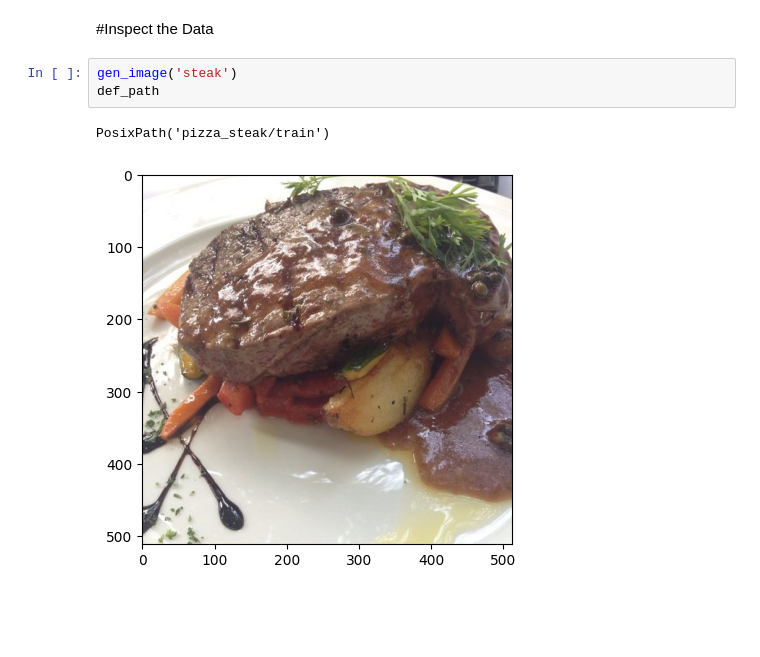
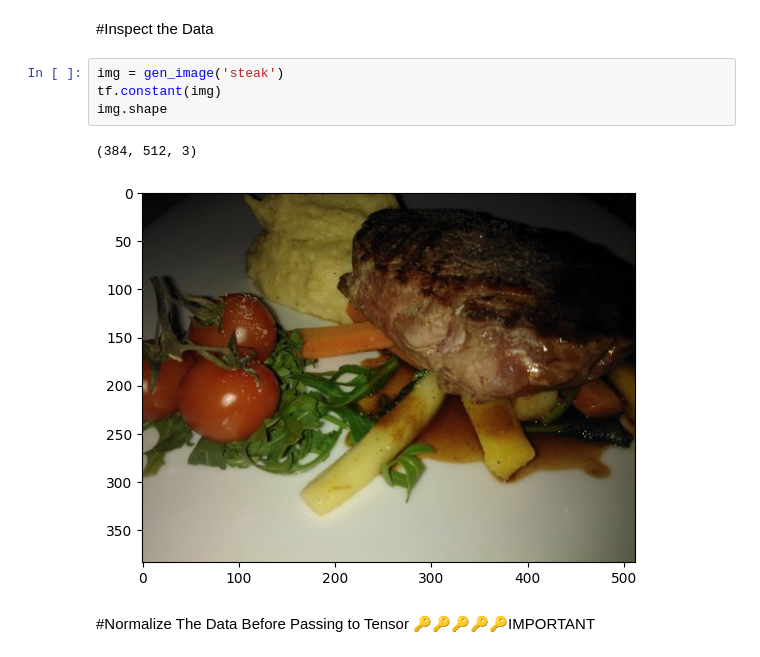
Before and after one commit to kinderasteroid/Food-Vision-Model, a Jupyter notebook: Convolutional_Neural_Network.ipynb, the cells around one changed output. Saved outputs shown, nothing was run; the diff lists cells and outputs as text; blank space fills up the shorter version.

```diff
--- a/Convolutional_Neural_Network.ipynb
+++ b/Convolutional_Neural_Network.ipynb
@@ -41,9 +42,12 @@ def gen_image(cname):
   return img
 # %% [markdown]
 #Inspect the Data
-# %%
-gen_image('steak')
-def_path
-# %% [output]
-PosixPath('pizza_steak/train')
-[figure, removed]
+# %%
+img = gen_image('steak')
+tf.constant(img)
+img.shape
+# %% [output]
+(384, 512, 3)
+[figure, added]
+# %% [markdown]
+#Normalize The Data Before Passing to Tensor 🔑🔑🔑🔑🔑IMPORTANT
```
Also changed, not shown: parts of 4 cells of this notebook.
